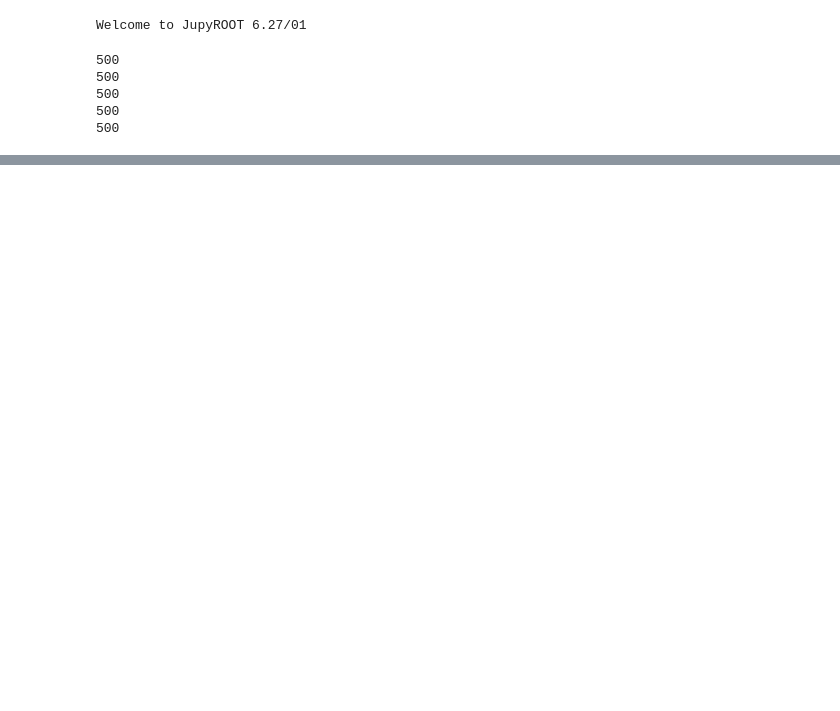
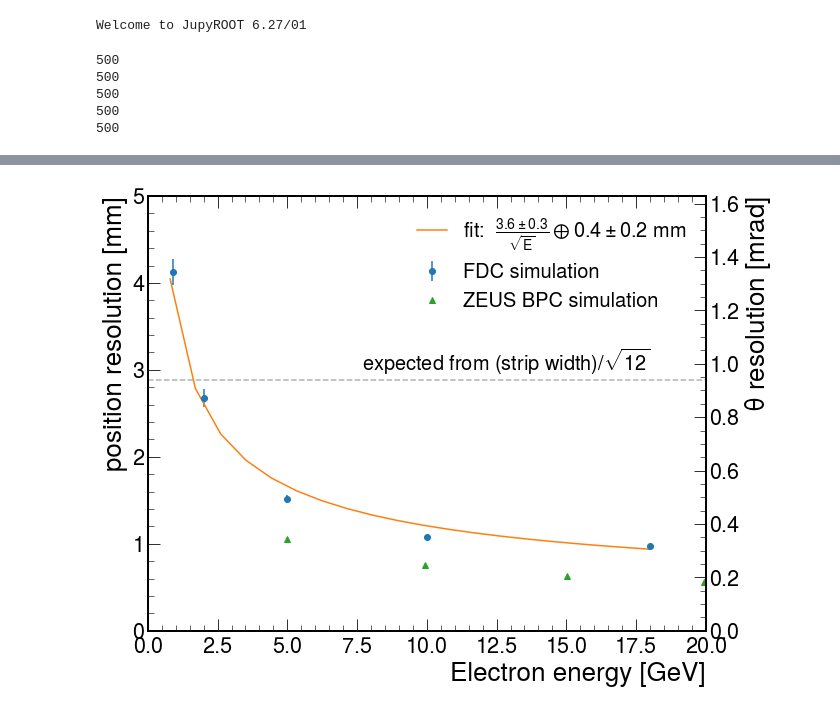
Before and after one commit to sebouh137/backwards_insert, a Jupyter notebook: PositionResolution.ipynb, the cells around one changed output, grey strips where cells are left out. Drawn from its saved outputs; the diff is of its cells as text; code cells hidden in the pictures; blank space fills up the shorter version.

```diff
--- a/PositionResolution.ipynb
+++ b/PositionResolution.ipynb
@@ -184,2 +185,59 @@ plt.show()
 # %%
 0.02*np.pi/180*-320
+# %%
+#from the WebPlotDigitizer on the submitted manuscript:
+energies=np.array([0.9, 2, 5, 10, 18])
+
+0.916030534351145, 4.136276391554702
+2.0152671755725198, 2.677543186180422
+5.007633587786261, 1.5163147792706333
+10.01526717557252, 1.0748560460652596
+18.01526717557252, 0.9788867562380039
+0.916030534351145, 4.280230326295585
+2.0152671755725198, 2.7831094049904026
+5.007633587786261, 1.5642994241842607
+
+resolutions = [4.126, 2.677, 1.516, 1.075, 0.979]
+dresolutions =  [0.147, 0.106, 0.048, 0.005, 0.005]
+plt.errorbar(energies, resolutions, dresolutions, ls='', marker='o', label='FDC simulation')
+#plt.errorbar(energies+.1, yres, dyres, ls='', marker='s', label='y')
+plt.axhline(10/np.sqrt(12), ls='--', color='0.7')
+plt.text(18,10/np.sqrt(12)+.1, "expected from (strip width)/$\\sqrt{12}$", ha='right', fontsize=20)
+
+p0=[1, 1]
+fnc=lambda x, a,b: np.hypot(a/np.sqrt(x), b)
+coeff, var_matrix = [3.6,0.4], ((0.3**2, 0),(0, 0.2**2))
+
+
+
+label=f"fit:  $\\frac{{{coeff[0]:.1f}\pm {np.sqrt(var_matrix[0][0]):.1f}}}{{\\sqrt{{E}}}}" \
+        + f" \\oplus {coeff[1]:.1f}\pm {np.sqrt(var_matrix[1][1]):.1f}$ mm"
+
+x=np.linspace(0.8, 18, 20)
+plt.plot(x, fnc(x, *coeff), label=label)
+
+ZEUS=[0.200, 0.0491,
+0.224, 0.0559,
+0.258, 0.0632,
+0.317, 0.0754,
+0.448, 0.105]
+plt.errorbar(1/np.array(ZEUS[0::2])**2, np.array(ZEUS[1::2])*10, label='ZEUS BPC simulation', marker='^', ls='')
+
+
+plt.xlim(0,20)
+plt.ylim(0,5)
+plt.xlabel("Electron energy [GeV]")
+plt.ylabel("position resolution [mm]")
+
+#compare to other experiments
+#plt.errorbar([5], [1.68], [0.07],label="BPC", marker='s', fillstyle='none')
+plt.legend(fontsize=20)
+ax=plt.gca()
+ax2=ax.twinx()
+ax2.set_ylabel("$\\theta$ resolution [mrad]")
+ax2.set_ylim(0, ax.get_ylim()[1]*1000/3070)
+
+plt.savefig("images/position_resolution.pdf")
+plt.show()
+# %% [output]
+[figure, added]
```
Also changed, not shown: parts of 5 cells of this notebook, 14 other files.
